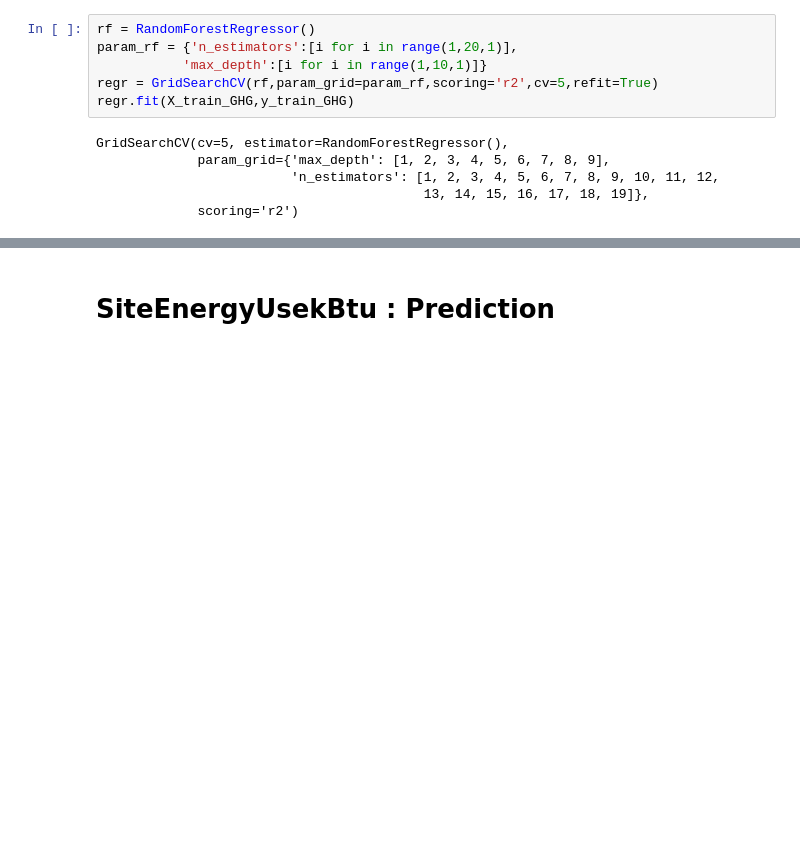
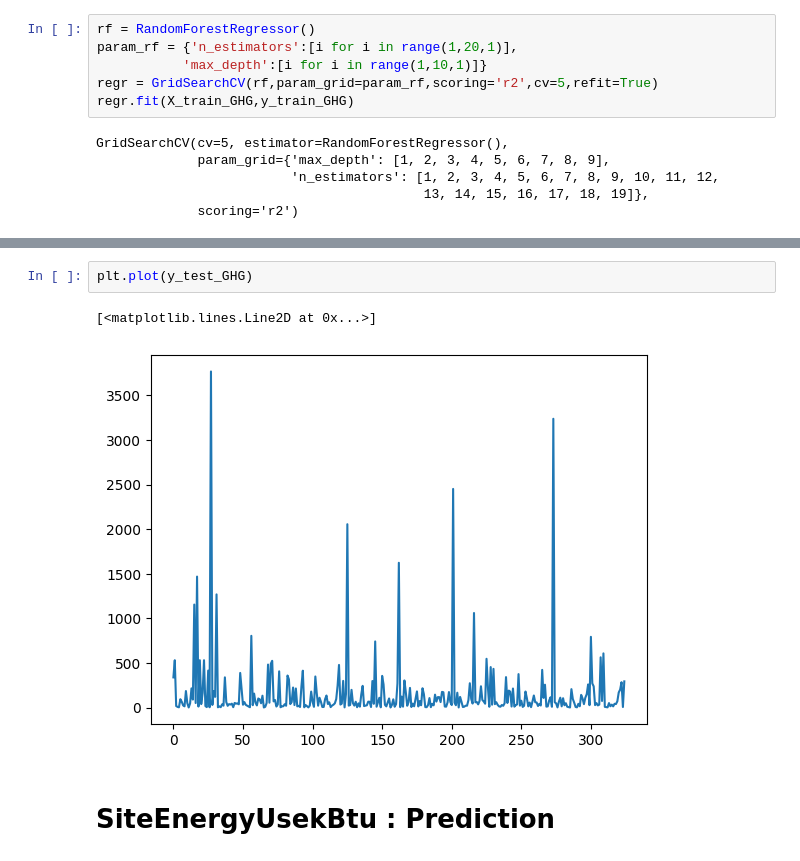
Before and after one commit to Marc0543/Seattle_energy, a Jupyter notebook: cleaning_marc.ipynb, the cells around one changed output, grey strips where cells are left out. Saved outputs shown, nothing was run; the diff lists cells and outputs as text; blank space fills up the shorter version.

```diff
--- a/cleaning_marc.ipynb
+++ b/cleaning_marc.ipynb
@@ -1077,2 +1086,7 @@ metrics.r2_score(y_test_GHG,final_rf.predict(X_test_GHG))
+# %%
+plt.plot(y_test_GHG)
+# %% [output]
+[<matplotlib.lines.Line2D at 0x...>]
+[figure, added]
 # %% [markdown]
 # SiteEnergyUsekBtu : Prediction
```
Also changed, not shown: parts of 14 cells of this notebook.
